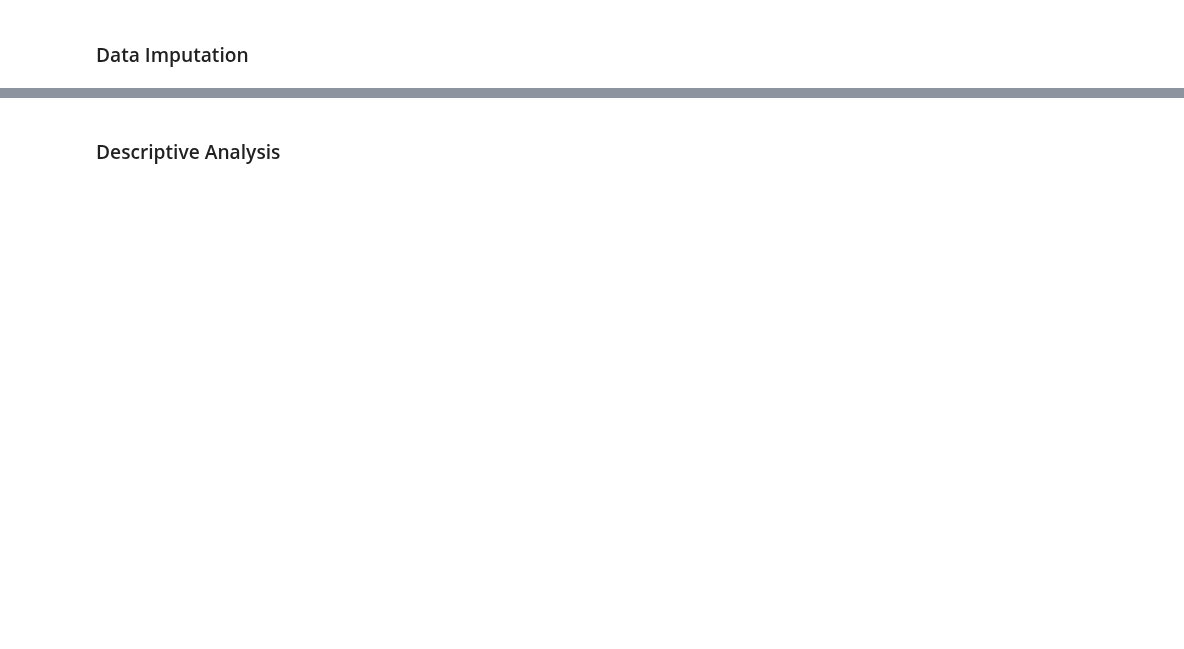
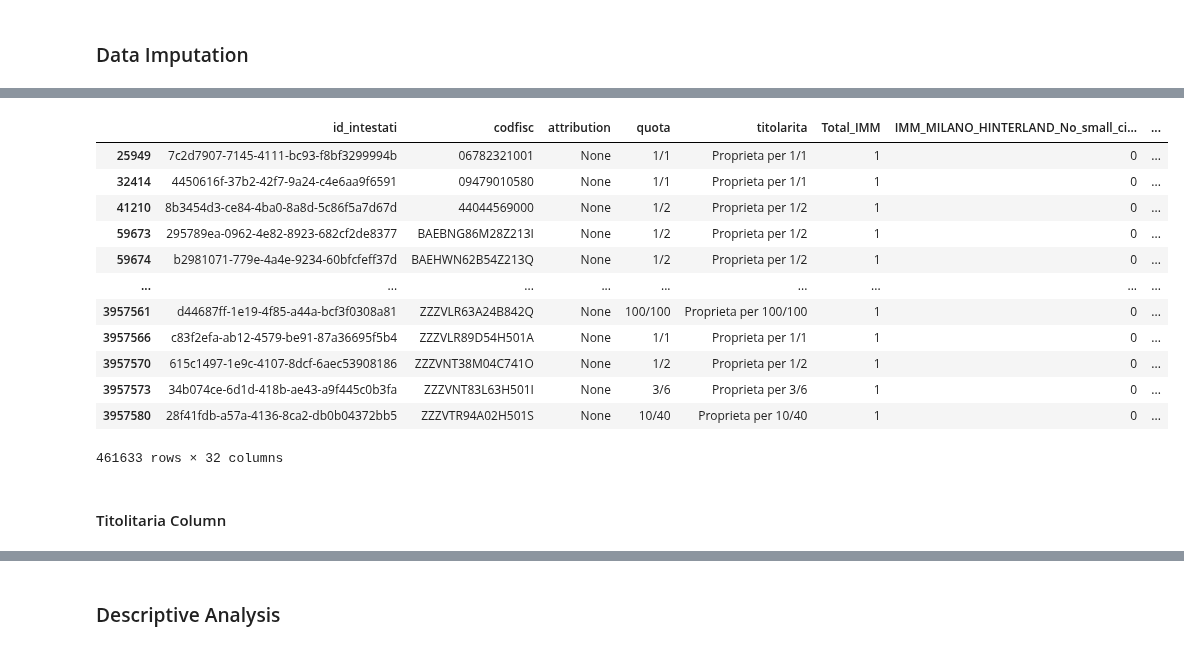
Before and after one commit to elkinbarretorojas/data_science, a Jupyter notebook: other/Clustering/clustering.ipynb, the cells around one changed output, grey strips where cells are left out. Drawn from its saved outputs; the diff is of its cells as text; code cells hidden in the pictures; blank space fills up the shorter version.

```diff
--- a/other/Clustering/clustering.ipynb
+++ b/other/Clustering/clustering.ipynb
@@ -165,4 +164,4 @@ dtype: object
 # %%
-#QUOTA/TITOLITARIA: FILL THE NULL VALUES OF QUOTA WITH THE MODE VALUE
-df['quota'].fillna(df['quota'].mode()[0], inplace=True)
-df['titolarita'].fillna(df['quota'].mode()[0], inplace=True)
+#QUOTA. FILL THE NULL VALUES OF QUOTA WITH THE MODE VALUE
+data['quota'].fillna(data['quota'].mode()[0], inplace=True)
+data['quota'][data['quota'] == ''] = 0
@@ -185,0 +168,3 @@ Name: quota, Length: 12044, dtype: int64
+# %%
+#Split Quota column from df dataframe into two columns by "/"
+data[['numerator','denominator']] = data['quota'].str.split("/",expand=True)
@@ -185,0 +200,18 @@ Name: quota, Length: 12044, dtype: int64
+# %%
+data[data['attribution'].isnull()]
+# %% [output]
+|  | id_intestati | codfisc | attribution | quota | titolarita | Total_IMM | IMM_MILANO_HINTERLAND_No_small_ci... | ... |
+| 25949 | 7c2d7907-7145-4111-bc93-f8bf3299994b | 06782321001 | None | 1/1 | Proprieta per 1/1 | 1 | 0 | ... |
+| 32414 | 4450616f-37b2-42f7-9a24-c4e6aa9f6591 | 09479010580 | None | 1/1 | Proprieta per 1/1 | 1 | 0 | ... |
+| 41210 | 8b3454d3-ce84-4ba0-8a8d-5c86f5a7d67d | 44044569000 | None | 1/2 | Proprieta per 1/2 | 1 | 0 | ... |
+| 59673 | 295789ea-0962-4e82-8923-682cf2de8377 | BAEBNG86M28Z213I | None | 1/2 | Proprieta per 1/2 | 1 | 0 | ... |
+| 59674 | b2981071-779e-4a4e-9234-60bfcfeff37d | BAEHWN62B54Z213Q | None | 1/2 | Proprieta per 1/2 | 1 | 0 | ... |
+| ... | ... | ... | ... | ... | ... | ... | ... | ... |
+| 3957561 | d44687ff-1e19-4f85-a44a-bcf3f0308a81 | ZZZVLR63A24B842Q | None | 100/100 | Proprieta per 100/100 | 1 | 0 | ... |
+| 3957566 | c83f2efa-ab12-4579-be91-87a36695f5b4 | ZZZVLR89D54H501A | None | 1/1 | Proprieta per 1/1 | 1 | 0 | ... |
+| 3957570 | 615c1497-1e9c-4107-8dcf-6aec53908186 | ZZZVNT38M04C741O | None | 1/2 | Proprieta per 1/2 | 1 | 0 | ... |
+| 3957573 | 34b074ce-6d1d-418b-ae43-a9f445c0b3fa | ZZZVNT83L63H501I | None | 3/6 | Proprieta per 3/6 | 1 | 0 | ... |
+| 3957580 | 28f41fdb-a57a-4136-8ca2-db0b04372bb5 | ZZZVTR94A02H501S | None | 10/40 | Proprieta per 10/40 | 1 | 0 | ... |
+461633 rows × 32 columns
+# %% [markdown]
+#### Titolitaria Column
```
Also changed, not shown: parts of 36 cells of this notebook.
